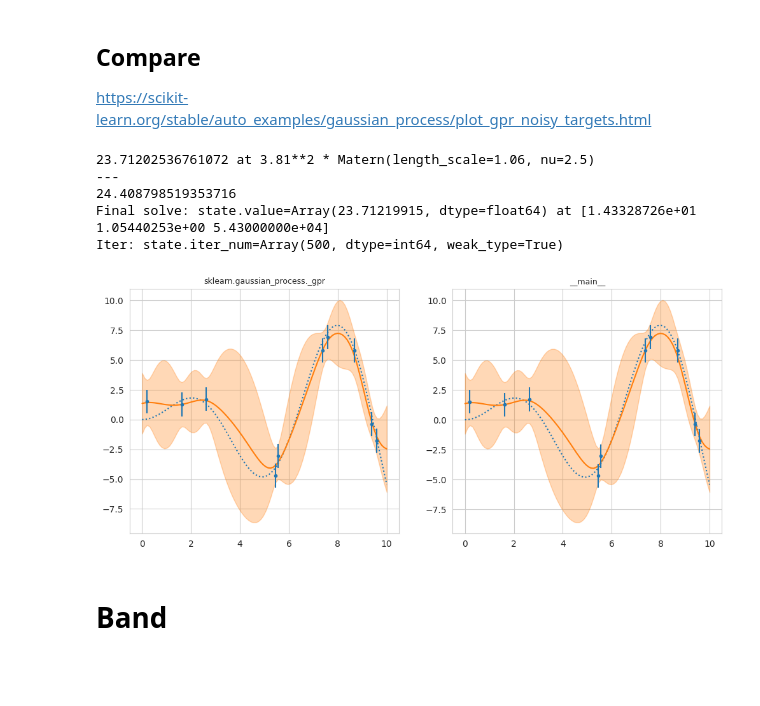
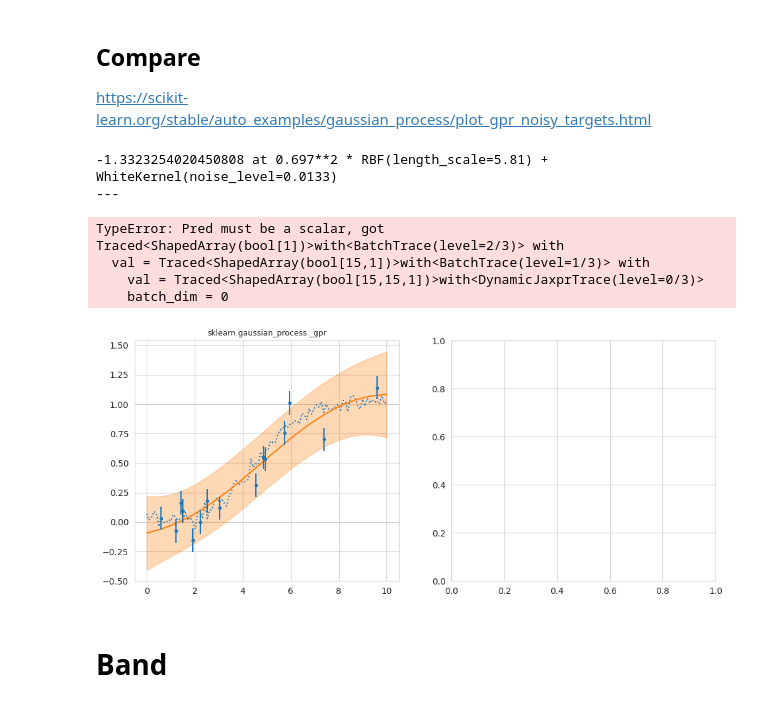
Before and after one commit to ItsNiklas/sparse-gaussian-processes, a Jupyter notebook: GP.ipynb, the cells around one changed output. Saved outputs shown, nothing was run; the diff lists cells and outputs as text; code cells hidden in the pictures; blank space fills up the shorter version.

Commit message:
First Weibull/Noise

```diff
--- a/GP.ipynb
+++ b/GP.ipynb
@@ -5,6 +5,7 @@ import functools
 import jax
 import jax.numpy as jnp
 from jax.tree_util import Partial
+from liesel_sparse import band
 
 jax.config.update("jax_enable_x64", True)
 
@@ -41,6 +42,10 @@ def ABDKernel(sigma_f, length_scale, x, y):
     return sigma_f * jnp.exp(
         -jnp.linalg.norm(x / length_scale - y / length_scale)
     ).astype(float)
+
+
+def WhiteNoiseKernel(noise_level, x, y):
+    pass
 
 
 ### Implementation
@@ -157,8 +162,13 @@ class GPR:
         solver = jaxopt.BFGS(
             fun=fwd,
             value_and_grad=True,
+            maxiter=1000,
             stepsize=1e-2,
+            tol=1e-2,
         )
+
+        print(f"Starting solve...")
+
         soln = solver.run(
             self.params, data_x=self.data_x, data_y=self.data_y, eps=self.eps
         )
@@ -182,80 +192,84 @@ https://scikit-learn.org/stable/auto_examples/gaussian_process/plot_gpr_noisy_ta
 import numpy as np
 import matplotlib.pyplot as plt
 
-# Toy data
+rng = np.random.RandomState(0)
+
+# Toy data, Weibull
 X = np.linspace(start=0, stop=10, num=100).reshape(-1, 1)
-y = np.squeeze(X * np.sin(X))
+lam = 1/5
+k = 3.5
+y = np.squeeze(1 - jnp.exp(-(lam * X)**k) +
+               rng.normal(scale = 0.2**2, size=X.shape))
 
-rng = np.random.RandomState(0)
-training_indices = rng.choice(np.arange(y.size), size=10, replace=False)
+
+training_indices = rng.choice(np.arange(y.size), size=15, replace=False)
 X_train, y_train = X[training_indices], y[training_indices]
 
 # Observation Noise
-noise_std = 1
+noise_std = 0.1
 y_train = y_train + rng.normal(loc=0, scale=noise_std, size=y_train.shape)
 
 # Parameters
 #[7.69491035e+00 0.00000000e+00 5.43000000e+04]
-s = 7.69491035e+00
-l = 1
-p = 5.43e+04
+s = 0.1
+l = 2
+p = 0.2**2
 
 theta_init = jnp.array([s, l, p], dtype=float)
 # %%
 from sklearn.gaussian_process import GaussianProcessRegressor
-from sklearn.gaussian_process.kernels import Matern
+from sklearn.gaussian_process.kernels import RBF, WhiteKernel
 
 fig, axs = plt.subplots(1, 2, figsize=(12, 5))
 
 for i, ax in enumerate(axs.flatten()):
     if i == 0:
-        kernel = s * Matern(l, nu=2.5)
+        kernel = s * RBF(l) + WhiteKernel(p)
         gaussian_process = GaussianProcessRegressor(
             kernel=kernel,
-            alpha=noise_std ** 2
+            alpha=noise_std ** 2,
         )
         gaussian_process.fit(X_train, y_train)
         print(-gaussian_process.log_marginal_likelihood_value_, "at", gaussian_process.kernel_)
         print("---")
     else:
         def kernel(s1, l1, p1, x, y):
-            return MaternKernel52(s1, l1, x, y)
+            return RBFKernel(s1, l1, x, y) + WhiteNoiseKernel(p1, x, y)
 
 
         gaussian_process = GPR(X_train, y_train, kernel, theta_init, eps=noise_std ** 2)
-        if hasattr(gaussian_process, "log_marginal_likelihood_value_"):
-            print(gaussian_process.log_marginal_likelihood_value_)
         gaussian_process.fit()
 
     mean_prediction, std_prediction = gaussian_process.predict(X, return_std=True)
     ax.plot(X, y, linestyle="dotted")
     ax.plot(X, mean_prediction, label="Mean prediction")
     ax.errorbar(
         X_train,
         y_train,
         noise_std,
         linestyle="None",
         color="tab:blue",
         marker=".",
         label="Observations",
     )
     ax.fill_between(
         X.ravel(),
         mean_prediction - 1.96 * std_prediction,
         mean_prediction + 1.96 * std_prediction,
         alpha=0.3,
         color="tab:orange",
     )
     ax.set_title(gaussian_process.__module__, fontsize=9)
 
 plt.show()
 # %% [output]
-23.71202536761072 at 3.81**2 * Matern(length_scale=1.06, nu=2.5)
+-1.3323254020450808 at 0.697**2 * RBF(length_scale=5.81) + WhiteKernel(noise_level=0.0133)
 ---
-24.408798519353716
-Final solve: state.value=Array(23.71219915, dtype=float64) at [1.43328726e+01 1.05440253e+00 5.43000000e+04]
-Iter: state.iter_num=Array(500, dtype=int64, weak_type=True)
+TypeError: Pred must be a scalar, got Traced<ShapedArray(bool[1])>with<BatchTrace(level=2/3)> with
+  val = Traced<ShapedArray(bool[15,1])>with<BatchTrace(level=1/3)> with
+    val = Traced<ShapedArray(bool[15,15,1])>with<DynamicJaxprTrace(level=0/3)>
+    batch_dim = 0
-[figure, old version]
+[figure, new version]
 # %% [markdown]
 # Band
 # %%
```
